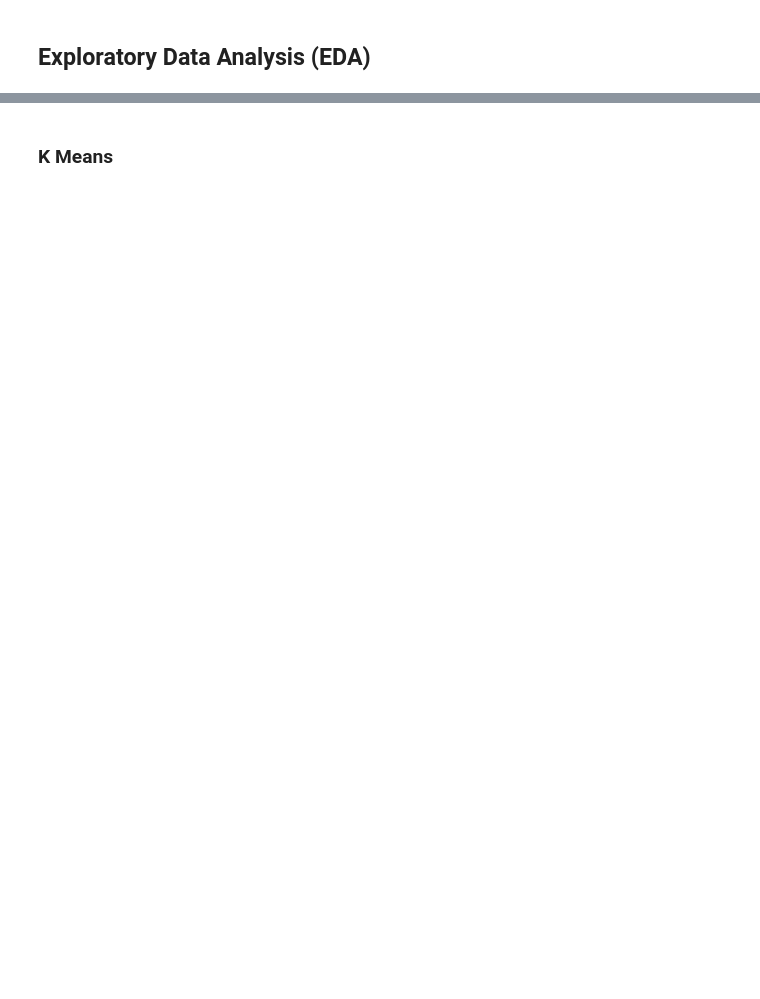
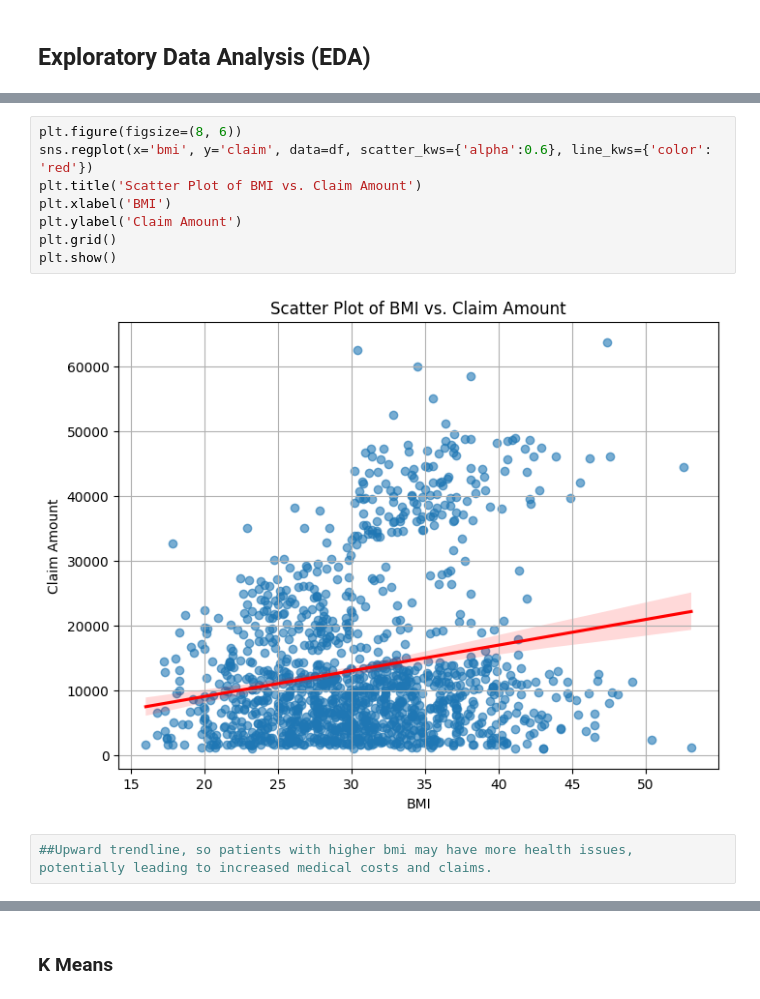
Before and after one commit to kauswade/T10-AlgoThinkers-Health-Insurance-Data-Clustering, a Jupyter notebook: health_insurance_model_pipeline.ipynb, the cells around one changed output, grey strips where cells are left out. Cells and saved outputs as stored; diff of their text form; blank space fills up the shorter version.

```diff
--- a/health_insurance_model_pipeline.ipynb
+++ b/health_insurance_model_pipeline.ipynb
@@ -253,0 +200,12 @@ plt.show()
+# %%
+plt.figure(figsize=(8, 6))
+sns.regplot(x='bmi', y='claim', data=df, scatter_kws={'alpha':0.6}, line_kws={'color': 'red'})
+plt.title('Scatter Plot of BMI vs. Claim Amount')
+plt.xlabel('BMI')
+plt.ylabel('Claim Amount')
+plt.grid()
+plt.show()
+# %% [output]
+[figure, added]
+# %%
+##Upward trendline, so patients with higher bmi may have more health issues, potentially leading to increased medical costs and claims.
```
Also changed, not shown: parts of 73 cells of this notebook, 1 other file.
